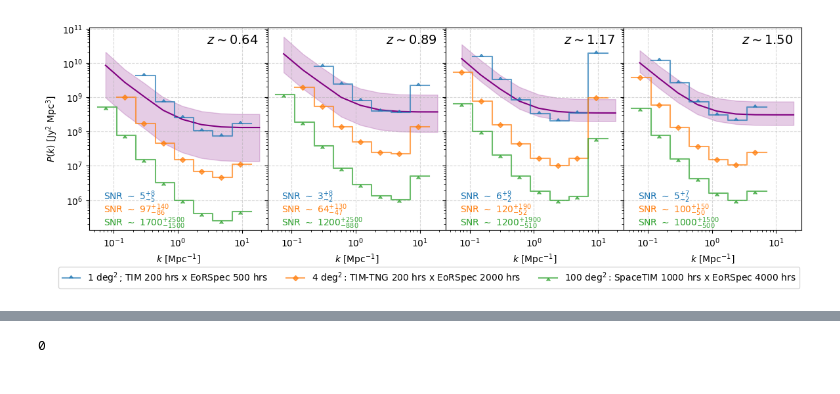
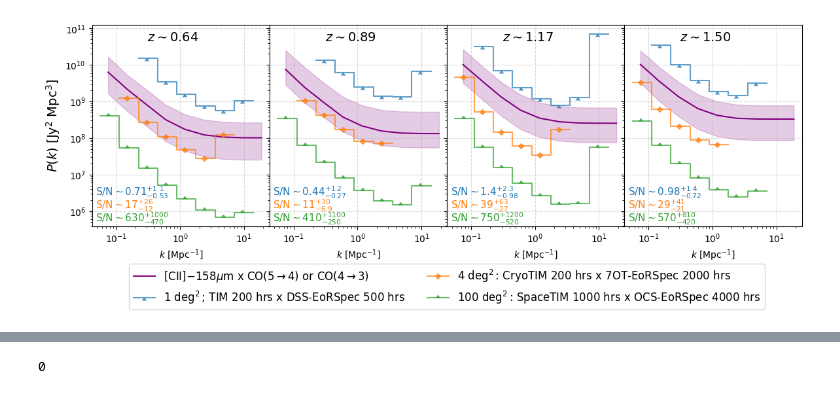
Before and after one commit to shubhagrawal30/crossLIM, a Jupyter notebook: simim/noise.ipynb, the cells around one changed output, grey strips where cells are left out. Saved outputs shown, nothing was run; the diff lists cells and outputs as text; code cells hidden in the pictures.

```diff
--- a/simim/noise.ipynb
+++ b/simim/noise.ipynb
@@ -422,3 +554,8 @@ plt.show()
 # %%
-with open('COexps.pkl', 'wb') as f:
+with open('./COexps.pkl', 'wb') as f:
     pickle.dump(COexps, f)
+# %%
+with open('./outs/COexps.pkl', 'rb') as f:
+    COexps = pickle.load(f)
+
+print(COexps.keys())
@@ -425,9 +572,9 @@ with open('COexps.pkl', 'wb') as f:
 # %%
 import pickle
 cross_exps = {}
-with open('CIIexps.pkl', 'rb') as f:
+with open('./outs/CIIexps.pkl', 'rb') as f:
     CIIexps = pickle.load(f)
-with open('COexps.pkl', 'rb') as f:
+with open('./outs/COexps.pkl', 'rb') as f:
     COexps = pickle.load(f)
 
 print(CIIexps.keys())
@@ -457,8 +609,9 @@ for cii_key, co_key in combos:
     KSs_cii, psCII_cii, Pstd_cii, binned_total_cii, Nmodes_cii, Pn_cii, binned_wbeams_cii, binned_whpfs_cii, label_cii = CIIexps[cii_key]
     KSs_co, psCO_co, Pstd_co, binned_total_co, Nmodes_co, Pn_co, binned_wbeams_co, binned_whpfs_co, label_co = COexps[co_key]
 
-    Nmodes = [np.minimum(NmodeCII, NmodesCO) for NmodeCII, NmodesCO in zip(Nmodes_cii, Nmodes_co)]
-    Pvar = [(pcross ** 2 + (p1 + pn1 / w1) * (p2 + pn2 / w2)) / Nmode for pcross, p1, pn1, w1, p2, pn2, w2, Nmode in \
+    Nmodes_kmu = [np.minimum(NmodeCII, NmodesCO) for NmodeCII, NmodesCO in zip(Nmodes_cii, Nmodes_co)]
+    Nmodes = [np.sum(Nmodes_kmu_i, axis=0) for Nmodes_kmu_i in Nmodes_kmu]
+    Pvar = [(pcross ** 2 + (p1 + pn1 / w1) * (p2 + pn2 / w2)) / Nmode / 2 for pcross, p1, pn1, w1, p2, pn2, w2, Nmode in \
         zip(psCIIxCOmedian, psCII_cii, Pn_cii, binned_total_cii, psCO_co, Pn_co, binned_total_co, Nmodes)]
     Pstd = [np.sqrt(pv) for pv in Pvar]
 
@@ -499,48 +652,57 @@ plt.show()
 # %%
+
 fig, axs = plt.subplots(1, 4, figsize=(14, 4), sharex=True, sharey=True, gridspec_kw={'wspace': 0, 'hspace': 0})
 axs = axs.flatten()
 PSCOLOR = 'purple'
-markers = [10, 'D', 6]
+markers = [6, 'D', 10]
 
+# 'DSS-EoRSpec', '7OT-EoRSpec', 'OCS-EoRSpec'
+# labels = [
+#     r"1 $\deg^2$; TIM 200 hrs x EoRSpec 500 hrs",
+#     r"4 $\deg^2$: CryoTIM 200 hrs x EoRSpec 2000 hrs",
+#     r"100 $\deg^2$: SpaceTIM 1000 hrs x EoRSpec 4000 hrs"
+# ]
 labels = [
-    r"1 $\deg^2$; TIM 200 hrs x EoRSpec 500 hrs",
-    r"4 $\deg^2$: TIM-TNG 200 hrs x EoRSpec 2000 hrs",
-    r"100 $\deg^2$: SpaceTIM 1000 hrs x EoRSpec 4000 hrs"
+    r"1 $\deg^2$; TIM 200 hrs x DSS-EoRSpec 500 hrs",
+    r"4 $\deg^2$: CryoTIM 200 hrs x 7OT-EoRSpec 2000 hrs",
+    r"100 $\deg^2$: SpaceTIM 1000 hrs x OCS-EoRSpec 4000 hrs"
 ]
 
 for ax in axs:
     ax.set_xscale('log')
     ax.set_yscale('log')
     ax.set_xlabel(r'$k$ [Mpc$^{-1}$]')
     ax.grid(linestyle='--', alpha=0.5)
 
-axs[0].set_ylabel(r'$P(k)$ [Jy$^2$ Mpc$^3$]')
+axs[0].set_ylabel(r'$P(k)$ [Jy$^2$ Mpc$^3$]', fontsize=14)
 
 for i, ax in enumerate(axs):
     ax.fill_between(KSs[i][1:-1], pslow[i], psup[i], color=PSCOLOR, alpha=0.2)
-    ax.plot(KSs[i][1:-1], psCIIxCOmedian[i], color=PSCOLOR)
+    ax.plot(KSs[i][1:-1], psCIIxCOmedian[i], color=PSCOLOR, label=r'[CII]$-$158$\mu$m x CO($5\rightarrow 4$) or CO($4\rightarrow 3$)')
 
     for j, exp in enumerate(cross_exps.values()):
         KSs_exp, psCIIxCO_exp, Pstd_exp, Nmodes_exp, Pn1_exp, Pn2_exp, label = exp
         _ = ax.step(KSs_exp[i][1:-1], Pstd_exp[i], where='mid', label=labels[j], marker=markers[j], markersize=4, alpha=0.7)
         SNR = psCIIxCO_exp[i] / Pstd_exp[i]
         SNRlow, SNRhigh = pslow[i] / Pstd_exp[i], psup[i] / Pstd_exp[i]
         SNR, SNRlow, SNRhigh = np.nansum(SNR), np.nansum(SNRlow), np.nansum(SNRhigh)
         SNRlow, SNRhigh = SNR - SNRlow, SNRhigh - SNR
-        SNR, SNRlow, SNRhigh = [int(float('%.2g' % s)) if 1e1 else "%s" % float('%.2g' % s) for s in (SNR, SNRlow, SNRhigh)]
+        SNR, SNRlow, SNRhigh = [int(float('%.2g' % s)) if s > 1e1 else "%s" % float('%.2g' % s) for s in (SNR, SNRlow, SNRhigh)]
 
-        snrtext = r'SNR $\sim$ ' + f'{SNR}' + f'$_{{-{SNRlow}}}^{{+{SNRhigh}}}$'
-        ax.text(.08, .15-.065*j, snrtext, color=f'C{j}', transform=ax.transAxes)
-    ax.text(.95, .92, r'$z \sim$' f'{Z_MODELING[i]:.2f}', transform=ax.transAxes, horizontalalignment='right', fontsize=14)
+        # all_snrs["CIIxCO" + labels[j] + f" z={Z_MODELING[i]:.2f}"] = (SNR, SNRlow, SNRhigh)
 
-axs[0].legend(bbox_to_anchor=(-.2, -.16), loc='upper left', fontsize=10, ncol=3)
+        snrtext = r'S/N$\sim$' + f'{SNR}' + f'$_{{-{SNRlow}}}^{{+{SNRhigh}}}$'
+        ax.text(.02, .15-.065*j, snrtext, color=f'C{j}', transform=ax.transAxes, fontsize=11)
+    ax.text(.6, .92, r'$z \sim$' f'{Z_MODELING[i]:.2f}', transform=ax.transAxes, horizontalalignment='right', fontsize=14)
+
+axs[0].legend(bbox_to_anchor=(2, -.16), loc='upper center', fontsize=12, ncol=2)
 
 plt.savefig("../figs/preds/CIIxCO_preds.pdf", dpi=300, bbox_inches='tight')
 plt.tight_layout()
 plt.show()
 plt.close()
 # %% [output]
-[figure, old version]
+[figure, new version]
 # %%
 import numpy as np
 import matplotlib.pyplot as plt
```
Also changed, not shown: parts of 77 cells of this notebook, 17 other files.
